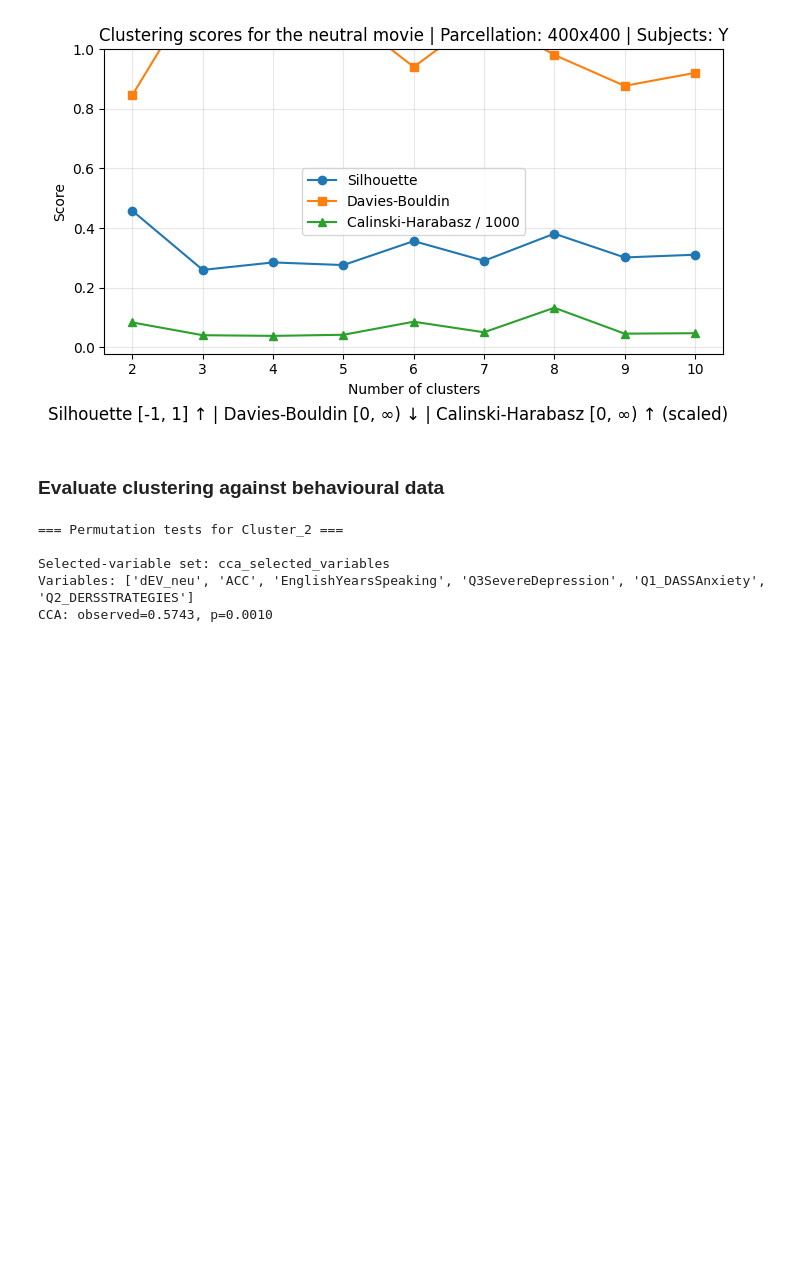
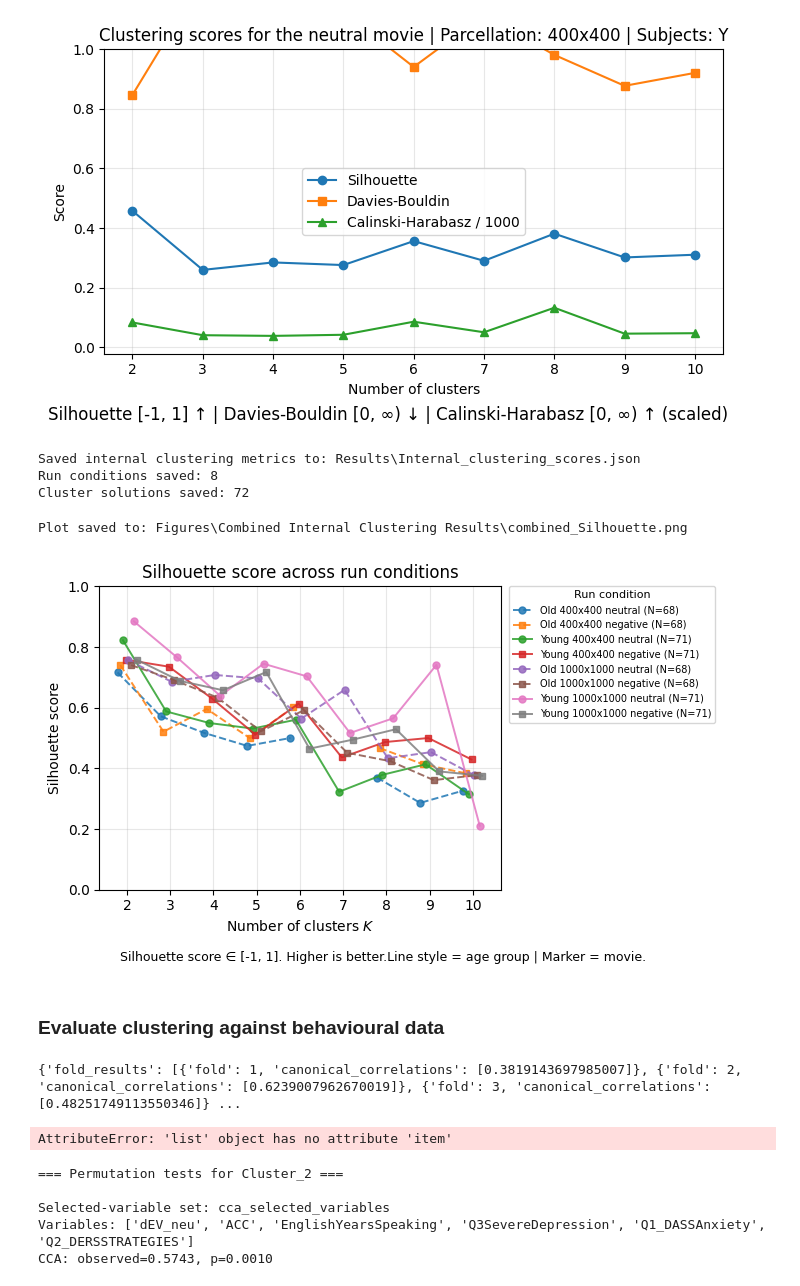
Before and after one commit to Oddrne/Master-Thesis-Autoencoder-and-UMAP-clustering-on-functional-connectivity, a Jupyter notebook: main.ipynb, the cells around one changed output. Drawn from its saved outputs; the diff is of its cells as text; code cells hidden in the pictures; blank space fills up the shorter version.

```diff
--- a/main.ipynb
+++ b/main.ipynb
@@ -468,6 +468,41 @@ temp_results = plot_clustering_scores_sorted(
 # %% [output]
 Plot saved to: Figures\Clustering Scores Plot\DCEC_400x400_71_Y_subjects_run1_k_means_clustering_scores_plot.png
 [figure]
+# %%
+from Evaluate_models_clean import save_internal_clustering_metrics_json
+
+folder_path = "Clusters"
+output_json_path = "Results\\Internal_clustering_scores.json"
+
+# Collector kwargs
+
+
+temp = save_internal_clustering_metrics_json(models_dir=folder_path, output_json_path=output_json_path)
+# %% [output]
+Saved internal clustering metrics to: Results\Internal_clustering_scores.json
+Run conditions saved: 8
+Cluster solutions saved: 72
+# %%
+# Plot the Silhouette, DB and CH scores for all the runs in one plot
+from Evaluate_models_clean import plot_internal_clustering_metric_from_json
+
+json_path = "Results\\Internal_clustering_scores.json"
+save_path = "Figures\\Combined Internal Clustering Results\\combined_Silhouette.png"
+y_lim = (0, 1)
+metric = "Silhouette"
+# Silhouette
+# davies_bouldin
+# calinski_harabasz
+
+temp = plot_internal_clustering_metric_from_json(
+    json_path=json_path,
+    save_path=save_path,
+    metric=metric,
+    ylim=y_lim,
+)
+# %% [output]
+Plot saved to: Figures\Combined Internal Clustering Results\combined_Silhouette.png
+[figure, added]
 # %% [markdown]
 ### Evaluate clustering against behavioural data
 # %%
@@ -568,6 +603,32 @@ for cluster in range(2, 11):
 # Save results to JSON
 with open("Results\\400x400_Old_run1_cluster_behavioural_results.json", "w") as f:
     json.dump(Old_run1_output_dict, f, indent=4, default=convert_numpy)
+# %%
+# Perform CCA on a single variable
+variable = ["Q8personal_distress"]
+
+from Evaluate_clusterings_with_CCA import cross_validated_cca_correlations
+from data_loader import load_whole_behavioural_data
+
+csv_path = "Dummy Test Data\Combined_Beh_Cognitive.csv"
+
+used_ids_path = "Dummy Test Data\\Included_subjects_Old.csv"
+cluster_labels_path = "Clusters\\DCEC_400x400_68_O_subjects_run2_" # Prefix for the cluster labels files
+
+df, included_variables = load_whole_behavioural_data(csv_path=csv_path, included_ids_path=used_ids_path, cluster_labels_path=cluster_labels_path)
+cluster_col = "Cluster_2"
+
+cca = cross_validated_cca_correlations(
+    data=df,
+    cluster_col=cluster_col,
+    variable_cols=variable,
+)
+
+print(cca)
+print(f"CCA correlation for variable {variable}: {cca['mean_test_canonical_correlations'].item():.4f}")
+# %% [output]
+{'fold_results': [{'fold': 1, 'canonical_correlations': [0.3819143697985007]}, {'fold': 2, 'canonical_correlations': [0.6239007962670019]}, {'fold': 3, 'canonical_correlations': [0.48251749113550346]} ...
+AttributeError: 'list' object has no attribute 'item'
 # %%
 # Do a single p-test
 from Evaluate_p_values import create_permutation_tests_for_selected_variables_json
```
Also changed, not shown: parts of 3 cells of this notebook, 11 other files.
